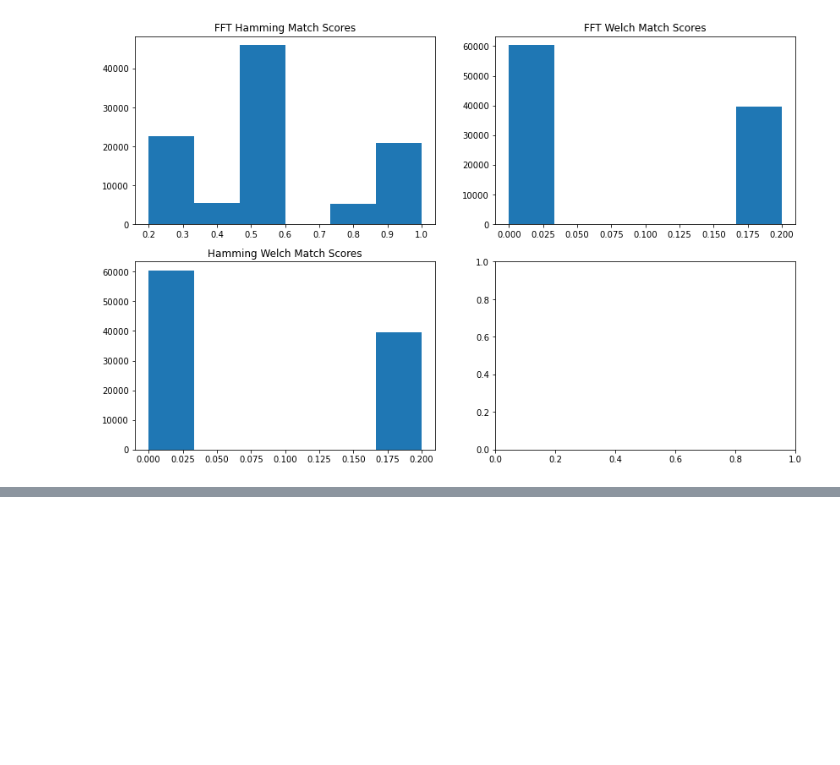
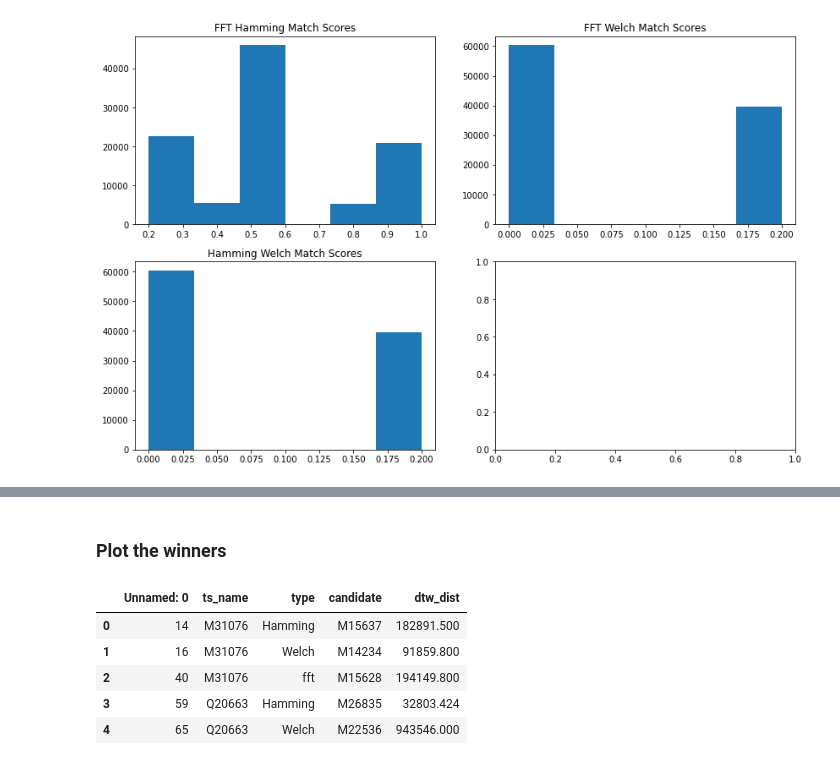
Before and after one commit to philippbeer/ts_search_engine, a Jupyter notebook: notebooks/window_analysis.ipynb, the cells around one changed output, grey strips where cells are left out. Saved outputs shown, nothing was run; the diff lists cells and outputs as text; code cells hidden in the pictures; blank space fills up the shorter version.

```diff
--- a/notebooks/window_analysis.ipynb
+++ b/notebooks/window_analysis.ipynb
@@ -159,0 +260,2 @@ axs.flatten()[2].title.set_text("Hamming Welch Match Scores")
+# %% [markdown]
+### Plot the winners
@@ -159,0 +268,9 @@ axs.flatten()[2].title.set_text("Hamming Welch Match Scores")
+# %%
+df_winners.head()
+# %% [output]
+|  | Unnamed: 0 | ts_name | type | candidate | dtw_dist |
+| 0 | 14 | M31076 | Hamming | M15637 | 182891.500 |
+| 1 | 16 | M31076 | Welch | M14234 | 91859.800 |
+| 2 | 40 | M31076 | fft | M15628 | 194149.800 |
+| 3 | 59 | Q20663 | Hamming | M26835 | 32803.424 |
+| 4 | 65 | Q20663 | Welch | M22536 | 943546.000 |
```
Also changed, not shown: parts of 43 cells of this notebook, 2 other files.
